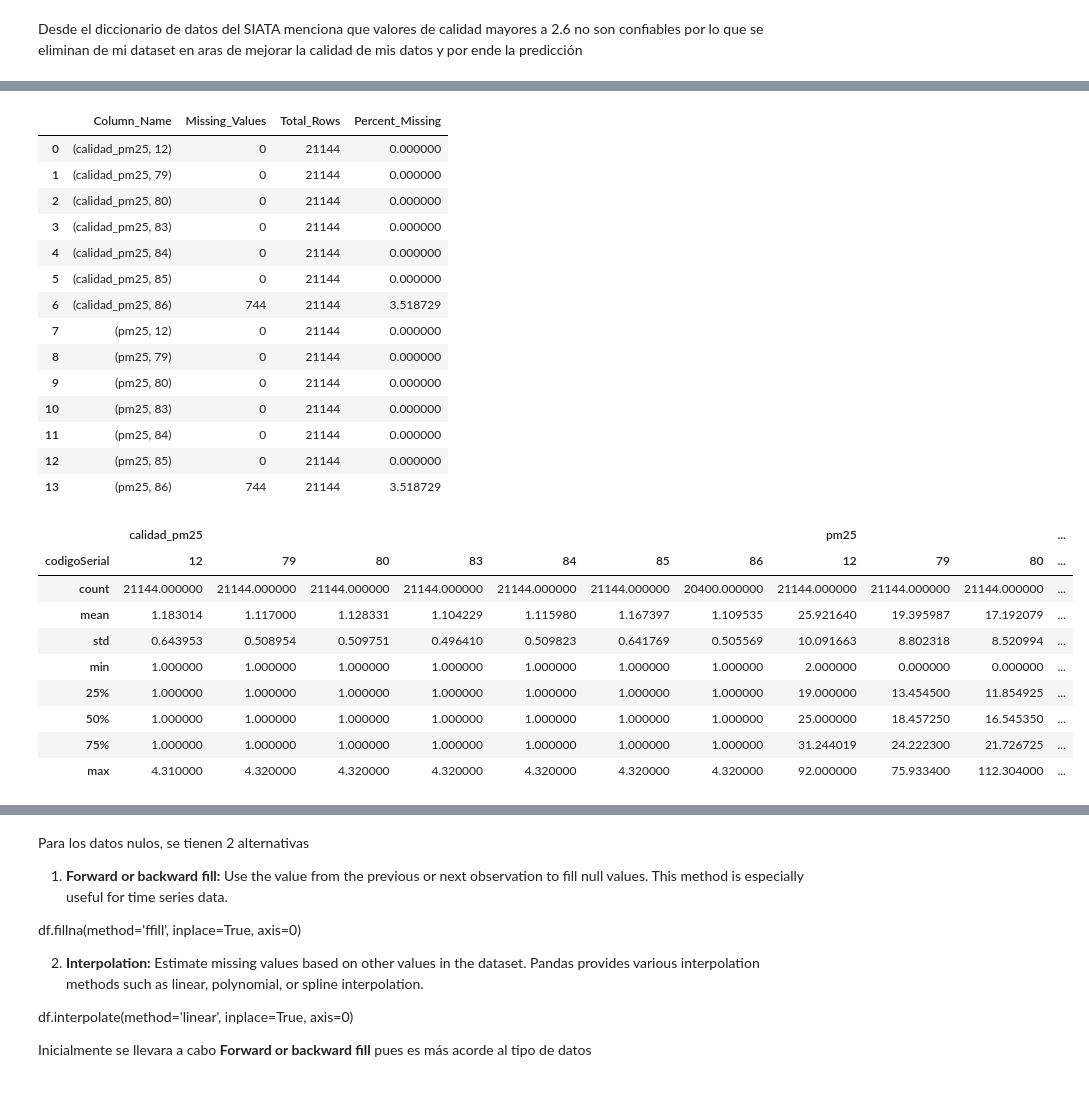
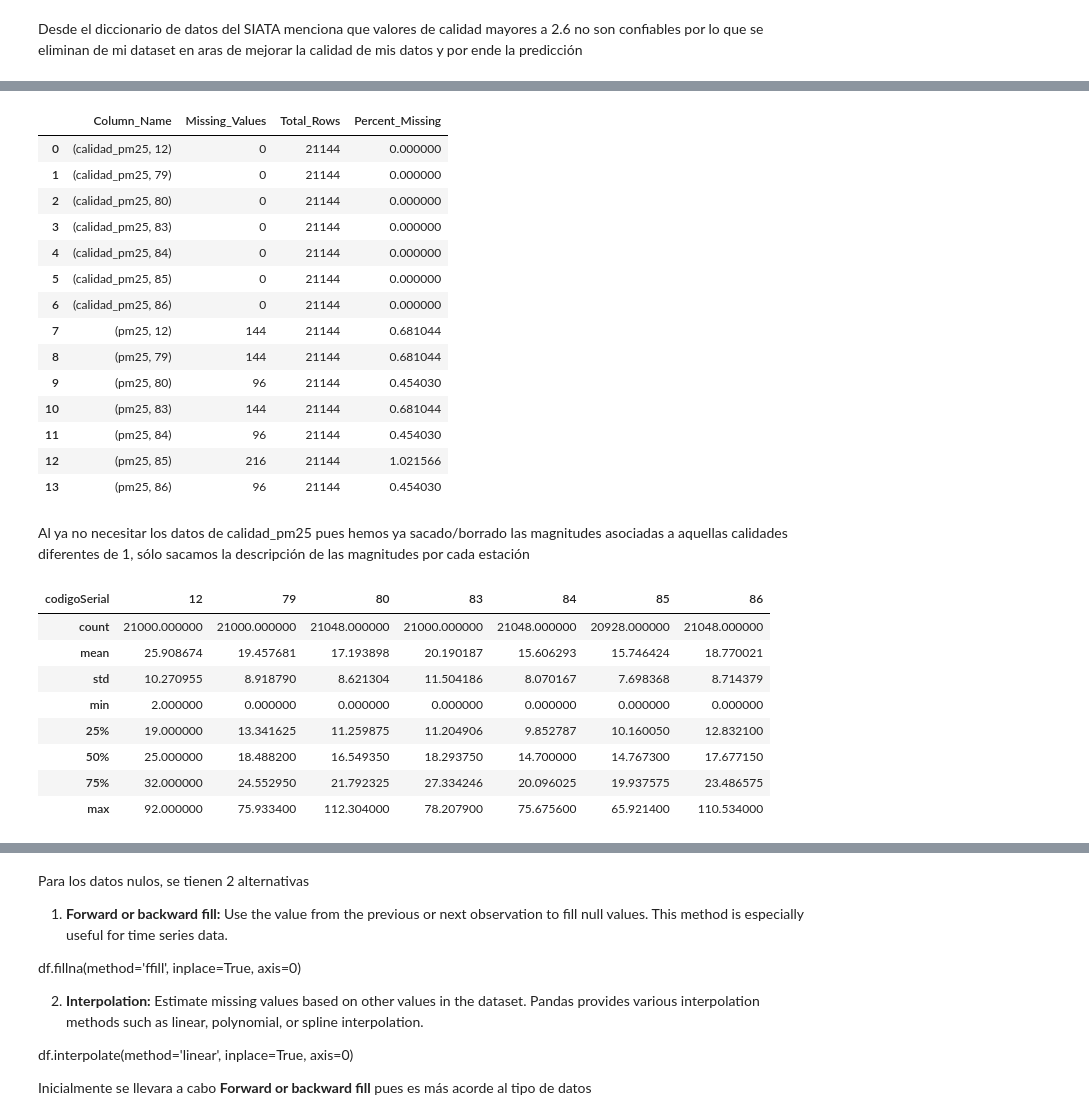
Before and after one commit to Matu10100/AirQuality_Prediction, a Jupyter notebook: Programacion/ProyectoGrado-EDA_V1.ipynb, the cells around one changed output, grey strips where cells are left out. Drawn from its saved outputs; the diff is of its cells as text; code cells hidden in the pictures; blank space fills up the shorter version.

```diff
--- a/Programacion/ProyectoGrado-EDA_V1.ipynb
+++ b/Programacion/ProyectoGrado-EDA_V1.ipynb
@@ -279,16 +278,18 @@ missing_values(prueba)
 # %%
-# Crear columnas auxiliares de año y mes a partir del índice
+# Crear columnas auxiliares de año, mes, día a partir del índice
 prueba['Año'] = prueba.index.year
 prueba['Mes'] = prueba.index.month
+prueba['Día'] = prueba.index.day
 
-# Calcular la media mensual de cada columna
-medias_mensuales = prueba.groupby(['Año', 'Mes']).transform('mean')
+# Calcular la media horaria para cada día específico
+# Esto incluye agrupar por año, mes, día  y luego calcular la media
+medias_horarias = prueba.groupby(['Año', 'Mes', 'Día']).transform('mean')
 
-# Rellenar valores faltantes en cada columna usando la media mensual
-prueba.fillna(medias_mensuales, inplace=True)
+# Rellenar valores faltantes usando las medias horarias calculadas
+prueba.fillna(medias_horarias, inplace=True)
 
-# Eliminar las columnas auxiliares de año y mes si no son necesarias
-prueba.drop(['Año', 'Mes'], axis=1, inplace=True)
+# Eliminar las columnas auxiliares si no son necesarias
+prueba.drop(['Año', 'Mes', 'Día'], axis=1, inplace=True)
 # %%
 missing_values(prueba)
 # %% [output]
@@ -299,24 +300,25 @@ missing_values(prueba)
 | 3 | (calidad_pm25, 83) | 0 | 21144 | 0.000000 |
 | 4 | (calidad_pm25, 84) | 0 | 21144 | 0.000000 |
 | 5 | (calidad_pm25, 85) | 0 | 21144 | 0.000000 |
-| 6 | (calidad_pm25, 86) | 744 | 21144 | 3.518729 |
-| 7 | (pm25, 12) | 0 | 21144 | 0.000000 |
-| 8 | (pm25, 79) | 0 | 21144 | 0.000000 |
-| 9 | (pm25, 80) | 0 | 21144 | 0.000000 |
-| 10 | (pm25, 83) | 0 | 21144 | 0.000000 |
-| 11 | (pm25, 84) | 0 | 21144 | 0.000000 |
-| 12 | (pm25, 85) | 0 | 21144 | 0.000000 |
-| 13 | (pm25, 86) | 744 | 21144 | 3.518729 |
+| 6 | (calidad_pm25, 86) | 0 | 21144 | 0.000000 |
+| 7 | (pm25, 12) | 144 | 21144 | 0.681044 |
+| 8 | (pm25, 79) | 144 | 21144 | 0.681044 |
+| 9 | (pm25, 80) | 96 | 21144 | 0.454030 |
+| 10 | (pm25, 83) | 144 | 21144 | 0.681044 |
+| 11 | (pm25, 84) | 96 | 21144 | 0.454030 |
+| 12 | (pm25, 85) | 216 | 21144 | 1.021566 |
+| 13 | (pm25, 86) | 96 | 21144 | 0.454030 |
+# %% [markdown]
+Al ya no necesitar los datos de calidad_pm25 pues hemos ya sacado/borrado las magnitudes asociadas a aquellas calidades diferentes de 1, sólo sacamos la descripción de las magnitudes por cada estación
 # %%
-prueba.describe()
+prueba['pm25'].describe()
 # %% [output]
-|  | calidad_pm25 |  |  |  |  |  |  | pm25 |  |  | ... |
-| codigoSerial | 12 | 79 | 80 | 83 | 84 | 85 | 86 | 12 | 79 | 80 | ... |
-| count | 21144.000000 | 21144.000000 | 21144.000000 | 21144.000000 | 21144.000000 | 21144.000000 | 20400.000000 | 21144.000000 | 21144.000000 | 21144.000000 | ... |
-| mean | 1.183014 | 1.117000 | 1.128331 | 1.104229 | 1.115980 | 1.167397 | 1.109535 | 25.921640 | 19.395987 | 17.192079 | ... |
-| std | 0.643953 | 0.508954 | 0.509751 | 0.496410 | 0.509823 | 0.641769 | 0.505569 | 10.091663 | 8.802318 | 8.520994 | ... |
-| min | 1.000000 | 1.000000 | 1.000000 | 1.000000 | 1.000000 | 1.000000 | 1.000000 | 2.000000 | 0.000000 | 0.000000 | ... |
-| 25% | 1.000000 | 1.000000 | 1.000000 | 1.000000 | 1.000000 | 1.000000 | 1.000000 | 19.000000 | 13.454500 | 11.854925 | ... |
-| 50% | 1.000000 | 1.000000 | 1.000000 | 1.000000 | 1.000000 | 1.000000 | 1.000000 | 25.000000 | 18.457250 | 16.545350 | ... |
-| 75% | 1.000000 | 1.000000 | 1.000000 | 1.000000 | 1.000000 | 1.000000 | 1.000000 | 31.244019 | 24.222300 | 21.726725 | ... |
-| max | 4.310000 | 4.320000 | 4.320000 | 4.320000 | 4.320000 | 4.320000 | 4.320000 | 92.000000 | 75.933400 | 112.304000 | ... |
+| codigoSerial | 12 | 79 | 80 | 83 | 84 | 85 | 86 |
+| count | 21000.000000 | 21000.000000 | 21048.000000 | 21000.000000 | 21048.000000 | 20928.000000 | 21048.000000 |
+| mean | 25.908674 | 19.457681 | 17.193898 | 20.190187 | 15.606293 | 15.746424 | 18.770021 |
+| std | 10.270955 | 8.918790 | 8.621304 | 11.504186 | 8.070167 | 7.698368 | 8.714379 |
+| min | 2.000000 | 0.000000 | 0.000000 | 0.000000 | 0.000000 | 0.000000 | 0.000000 |
+| 25% | 19.000000 | 13.341625 | 11.259875 | 11.204906 | 9.852787 | 10.160050 | 12.832100 |
+| 50% | 25.000000 | 18.488200 | 16.549350 | 18.293750 | 14.700000 | 14.767300 | 17.677150 |
+| 75% | 32.000000 | 24.552950 | 21.792325 | 27.334246 | 20.096025 | 19.937575 | 23.486575 |
+| max | 92.000000 | 75.933400 | 112.304000 | 78.207900 | 75.675600 | 65.921400 | 110.534000 |
```
Also changed, not shown: parts of 9 cells of this notebook, 1 other file.
